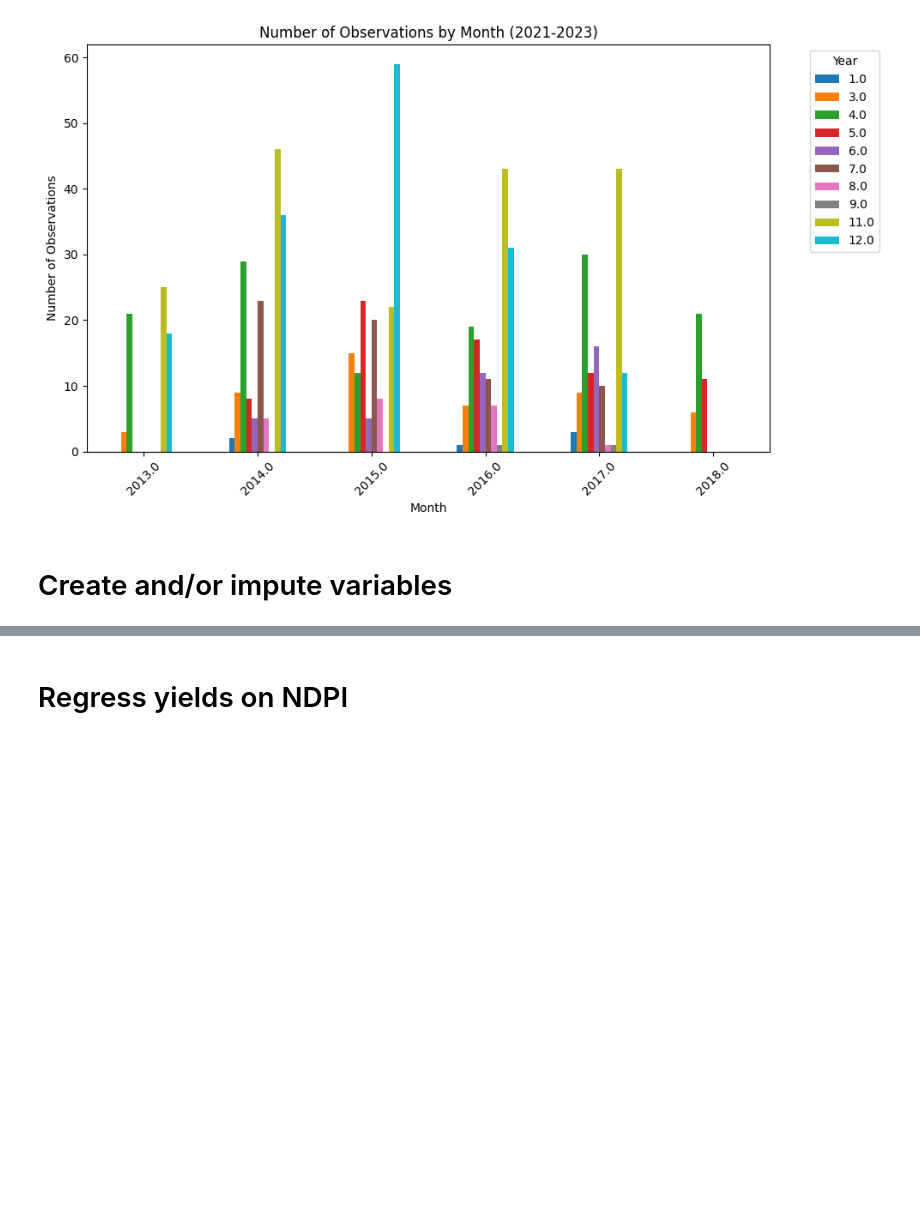
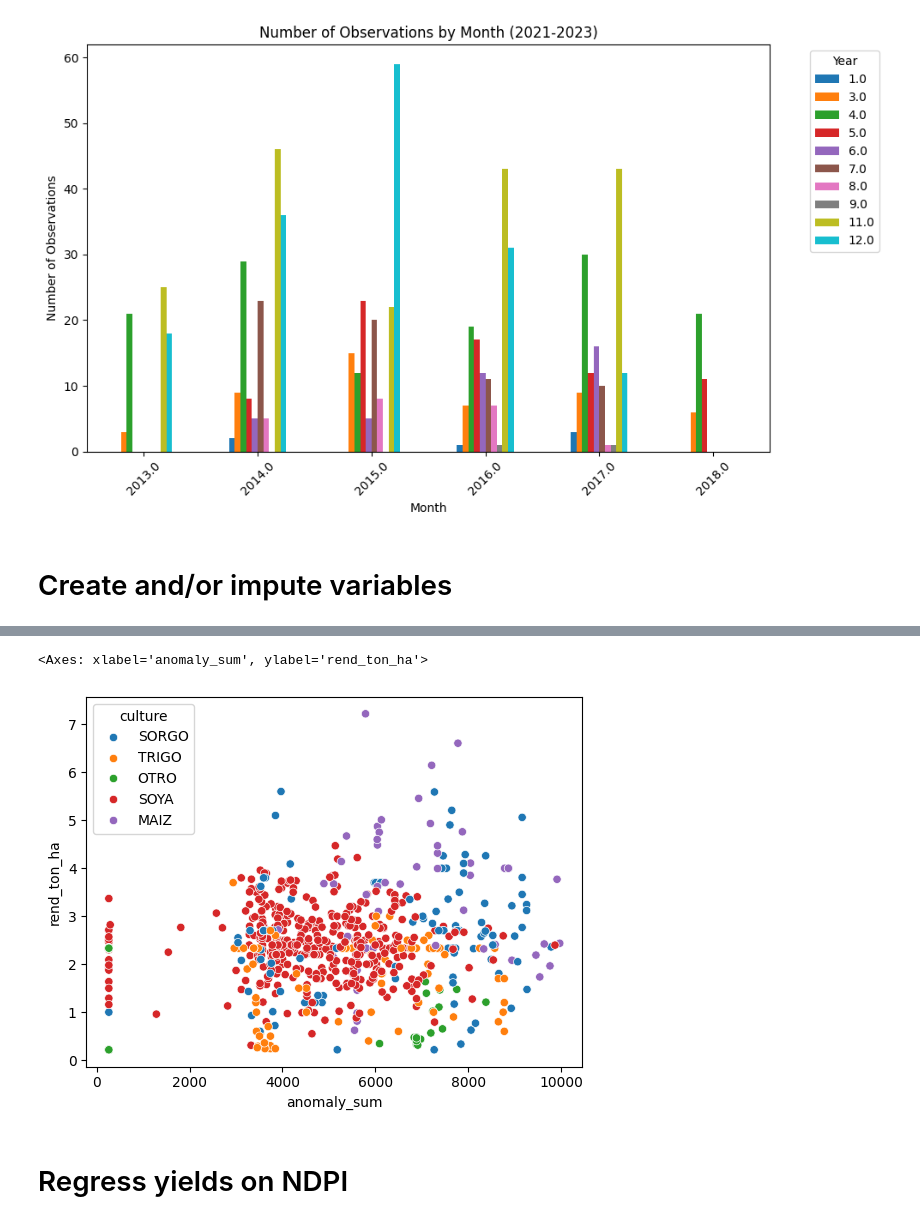
Before and after one commit to gaguilarc98/suyana, a Jupyter notebook: scripts/drought/1_regressions_test.ipynb, the cells around one changed output, grey strips where cells are left out. Saved outputs shown, nothing was run; the diff lists cells and outputs as text; code cells hidden in the pictures; blank space fills up the shorter version.

Commit message:
new syntax for model training

```diff
--- a/scripts/drought/1_regressions_test.ipynb
+++ b/scripts/drought/1_regressions_test.ipynb
@@ -266,0 +302,30 @@ sns.pairplot(df, vars = ["rend_ton_ha", "log_rend_ton_ha", 'log_ndpi', 'anomaly_
+# %%
+def create_mt(df_orig, target, params):
+    """
+    Trains a regression model on the given data.
+
+    Parameters:
+        df (pd.DataFrame): DataFrame containing the client variables.
+        target (str): Name of the target variable.
+        params (dict): Hyperparameters for the model.
+
+    Returns:
+        object: Trained regression model.
+    """
+
+    df = df_orig.copy()
+    # Parameters
+    list_log_vars = params['list_log_vars']
+
+    # Get the log of the target variable and add it to the DataFrame
+    df = apply_log_to_var(df, target)
+
+    for var in list_log_vars:
+        df = apply_log_to_var(df, var, fill_value=1e10)
+
+    return df
+# %%
+params_log_vars = {
+    'list_log_vars': ['ndvi', 'ndpi', 'pp', 'vhi', 'anomaly_sum', 'swc_sum']
+}
+df_mt = create_mt(df_aux, 'rend_ton_ha', params_log_vars)
@@ -266,0 +395,8 @@ sns.pairplot(df, vars = ["rend_ton_ha", "log_rend_ton_ha", 'log_ndpi', 'anomaly_
+# %%
+params_model = {
+    'formula_str': 'log_rend_ton_ha ~ log_anomaly_sum',
+    'filter_str': 'rend_ton_ha < 10 & anomaly_sum < 10000'
+}
+mod, results_red = train_model(df_mt, params_model)
+
+results_red.summary()
@@ -267,3 +515,13 @@ sns.pairplot(df, vars = ["rend_ton_ha", "log_rend_ton_ha", 'log_ndpi', 'anomaly_
+# %%
+sns.scatterplot(
+    data=df_mt.query(params_model['filter_str']),
+    x='anomaly_sum',
+    y='rend_ton_ha',
+    hue='culture'
+)
+# %% [output]
+<Axes: xlabel='anomaly_sum', ylabel='rend_ton_ha'>
+[figure, added]
 # %% [markdown]
 # Regress yields on NDPI
 # %%
```
Also changed, not shown: parts of 54 cells of this notebook.
